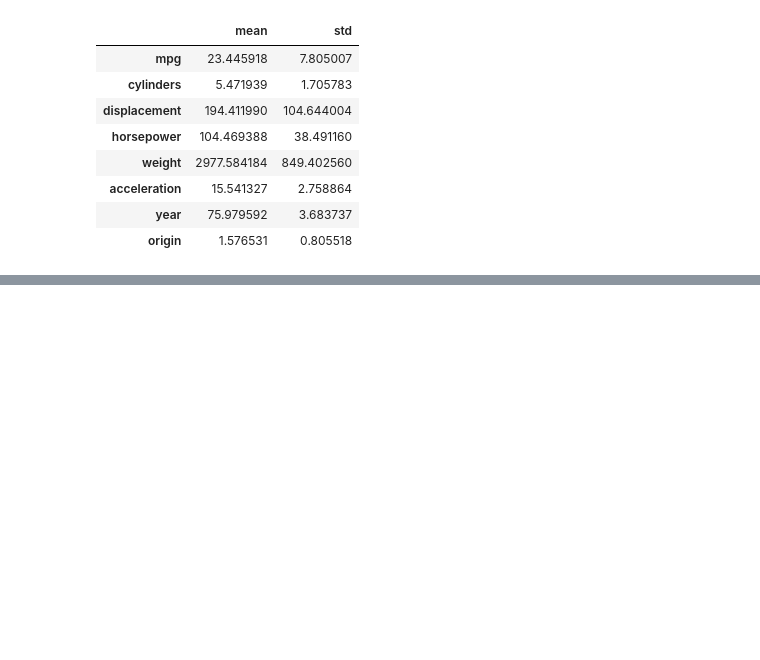
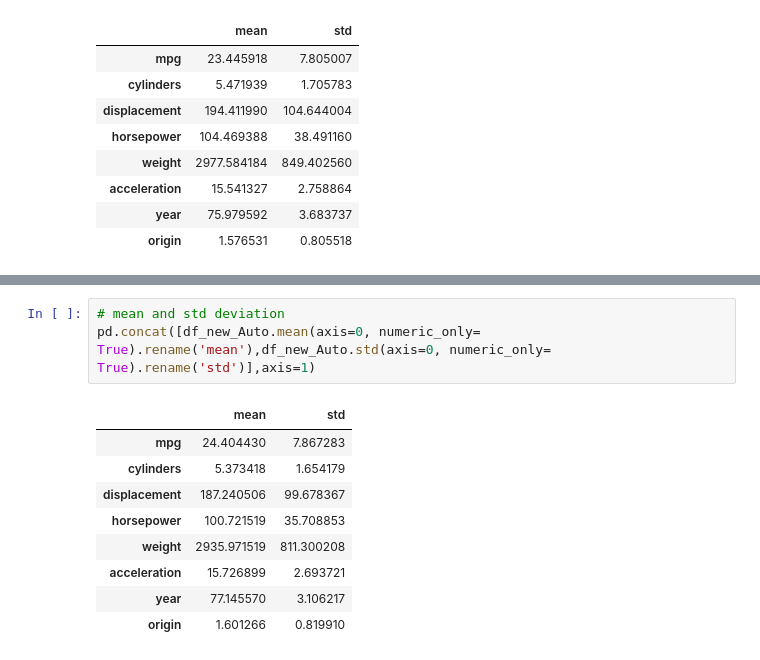
Before and after one commit to sushmit86/Stat_learning, a Jupyter notebook: Chapter2_Exercise.ipynb, the cells around one changed output, grey strips where cells are left out. Saved outputs shown, nothing was run; the diff lists cells and outputs as text; blank space fills up the shorter version.

```diff
--- a/Chapter2_Exercise.ipynb
+++ b/Chapter2_Exercise.ipynb
@@ -219,0 +234,13 @@ df_new_Auto
+# %%
+# mean and std deviation
+pd.concat([df_new_Auto.mean(axis=0, numeric_only= True).rename('mean'),df_new_Auto.std(axis=0, numeric_only= True).rename('std')],axis=1)
+# %% [output]
+|  | mean | std |
+| mpg | 24.404430 | 7.867283 |
+| cylinders | 5.373418 | 1.654179 |
+| displacement | 187.240506 | 99.678367 |
+| horsepower | 100.721519 | 35.708853 |
+| weight | 2935.971519 | 811.300208 |
+| acceleration | 15.726899 | 2.693721 |
+| year | 77.145570 | 3.106217 |
+| origin | 1.601266 | 0.819910 |
```
Also changed, not shown: parts of 2 cells of this notebook.
